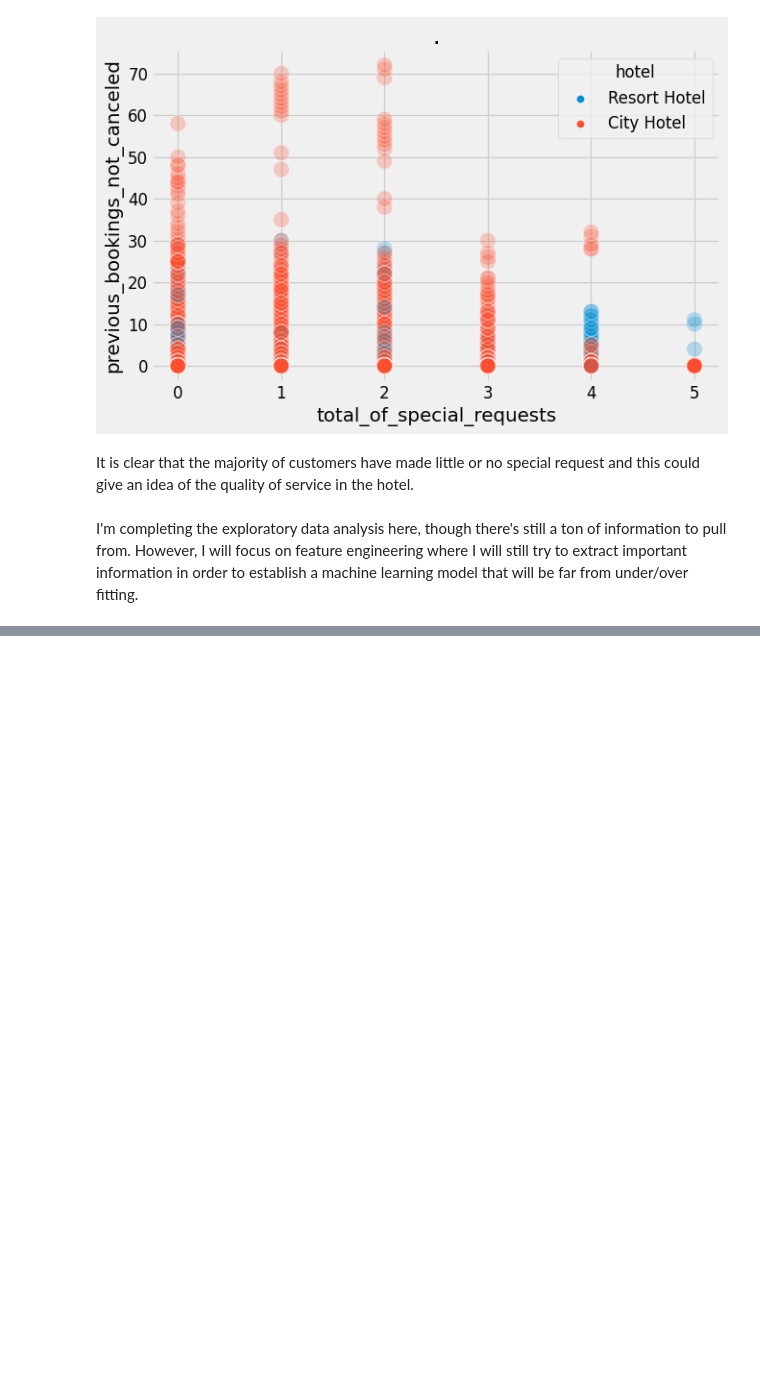
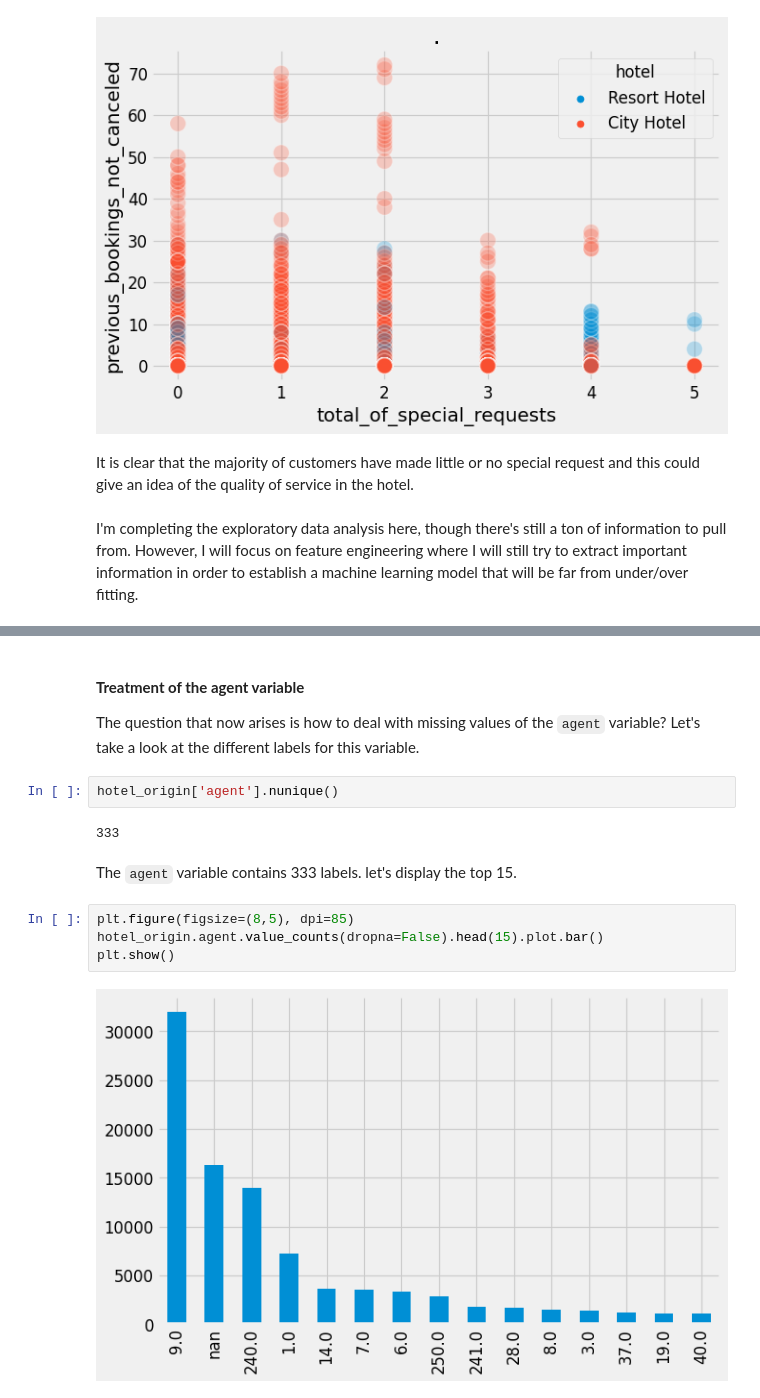
Before and after one commit to dajebbar/zoomcampML, a Jupyter notebook: midTermproject/notebook.ipynb, the cells around one changed output, grey strips where cells are left out. Saved outputs shown, nothing was run; the diff lists cells and outputs as text; blank space fills up the shorter version.

```diff
--- a/midTermproject/notebook.ipynb
+++ b/midTermproject/notebook.ipynb
@@ -444,0 +540,16 @@ I'm completing the exploratory data analysis here, though there's still a ton of
+# %% [markdown]
+#### **Treatment of the agent variable**
+The question that now arises is how to deal with missing values of the `agent` variable?
+Let's take a look at the different labels for this variable.
+# %%
+hotel_origin['agent'].nunique()
+# %% [output]
+333
+# %% [markdown]
+The `agent` variable contains 333 labels. let's display the top 15.
+# %%
+plt.figure(figsize=(8,5), dpi=85)
+hotel_origin.agent.value_counts(dropna=False).head(15).plot.bar()
+plt.show()
+# %% [output]
+[figure, added]
```
Also changed, not shown: parts of 69 cells of this notebook.
